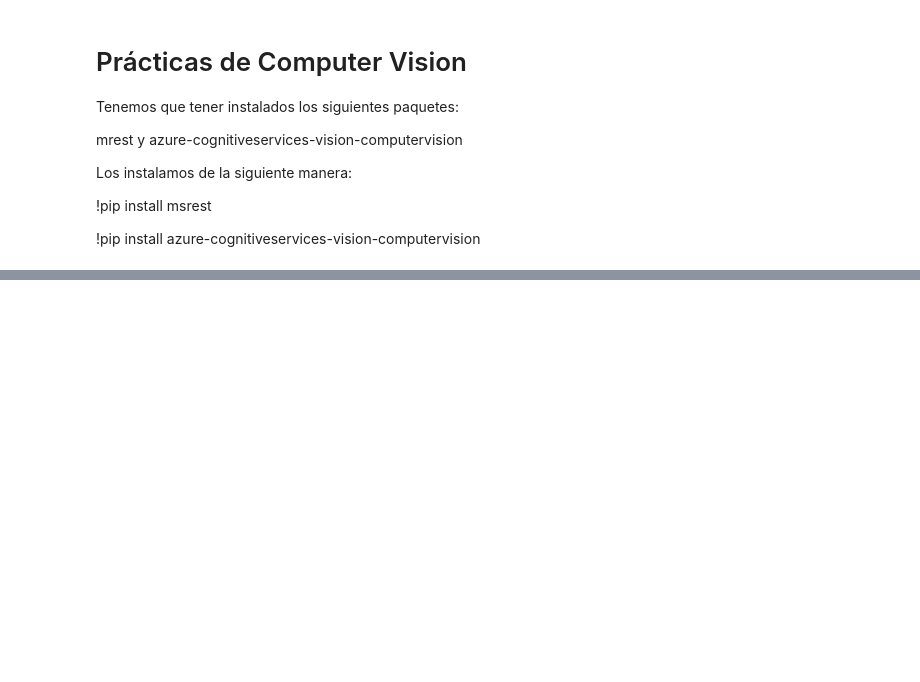
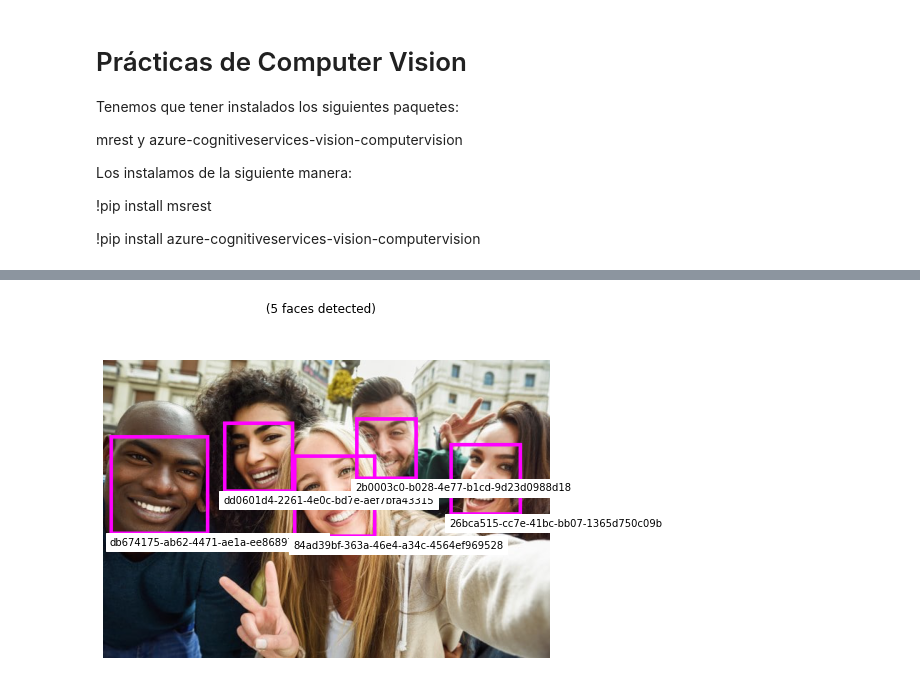
Before and after one commit to jesusmlf/Practicas-Innovaccion, a Jupyter notebook: LabsComputerVision/programs/LabsAI.ipynb, the cells around one changed output, grey strips where cells are left out. Saved outputs shown, nothing was run; the diff lists cells and outputs as text; code cells hidden in the pictures; blank space fills up the shorter version.

```diff
--- a/LabsComputerVision/programs/LabsAI.ipynb
+++ b/LabsComputerVision/programs/LabsAI.ipynb
@@ -40,0 +70,8 @@ ModuleNotFoundError: No module named 'vision'
+# %%
+key = 'b7f6078405504777b442292c5b3bf7fe'
+endpoint = 'https://face-lab02.cognitiveservices.azure.com/'
+# %%
+from azure.cognitiveservices.vision.face import FaceClient
+from msrest.authentication import CognitiveServicesCredentials
+
+client = FaceClient(endpoint, CognitiveServicesCredentials(key))
@@ -40,0 +82,9 @@ ModuleNotFoundError: No module named 'vision'
+# %%
+image_path = '../data/rostros3.jpg'
+image_stream = open(image_path, "rb")
+
+detected_faces = client.face.detect_with_stream(image_stream)
+
+faces.show_faces(image_path,detected_faces, show_id=True)
+# %% [output]
+[figure, added]
```
Also changed, not shown: parts of 6 cells of this notebook.
